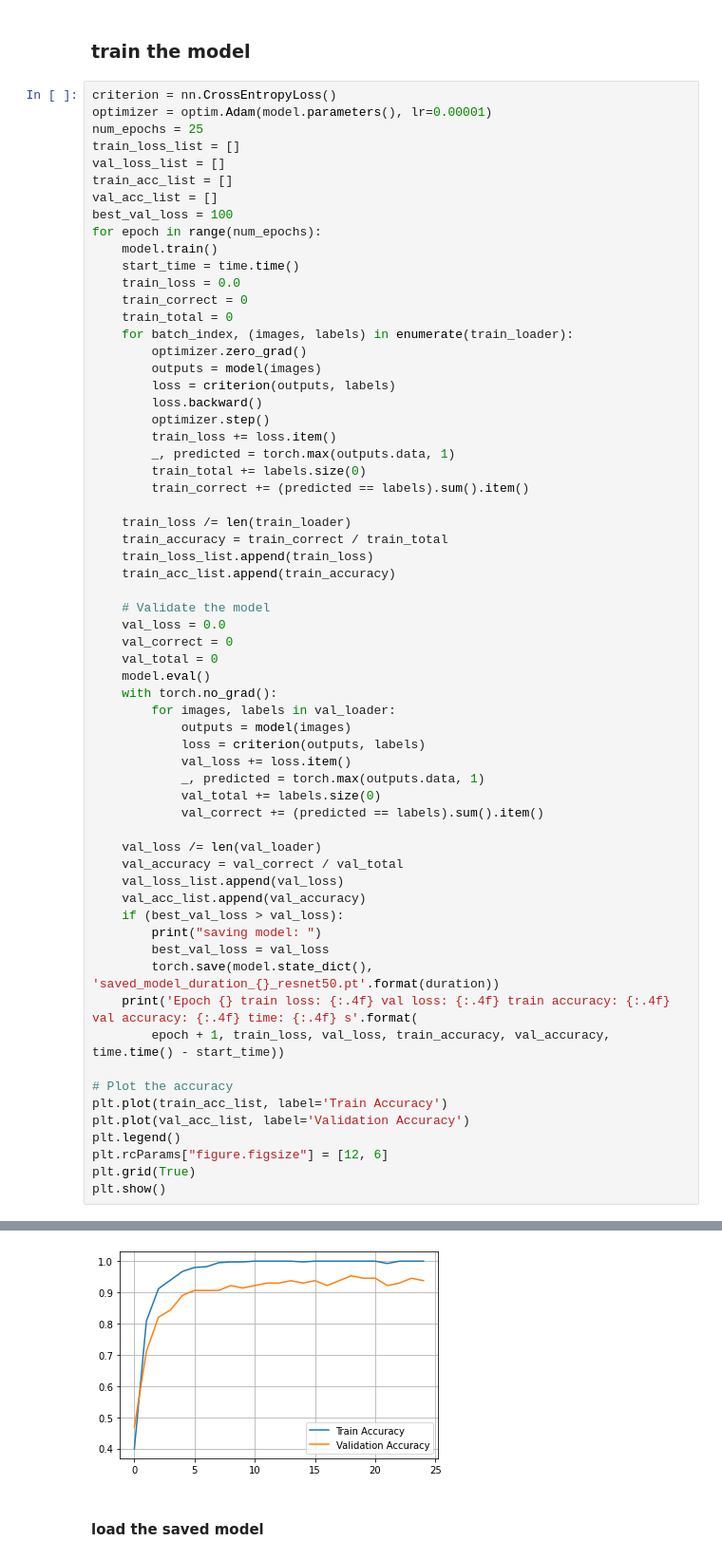
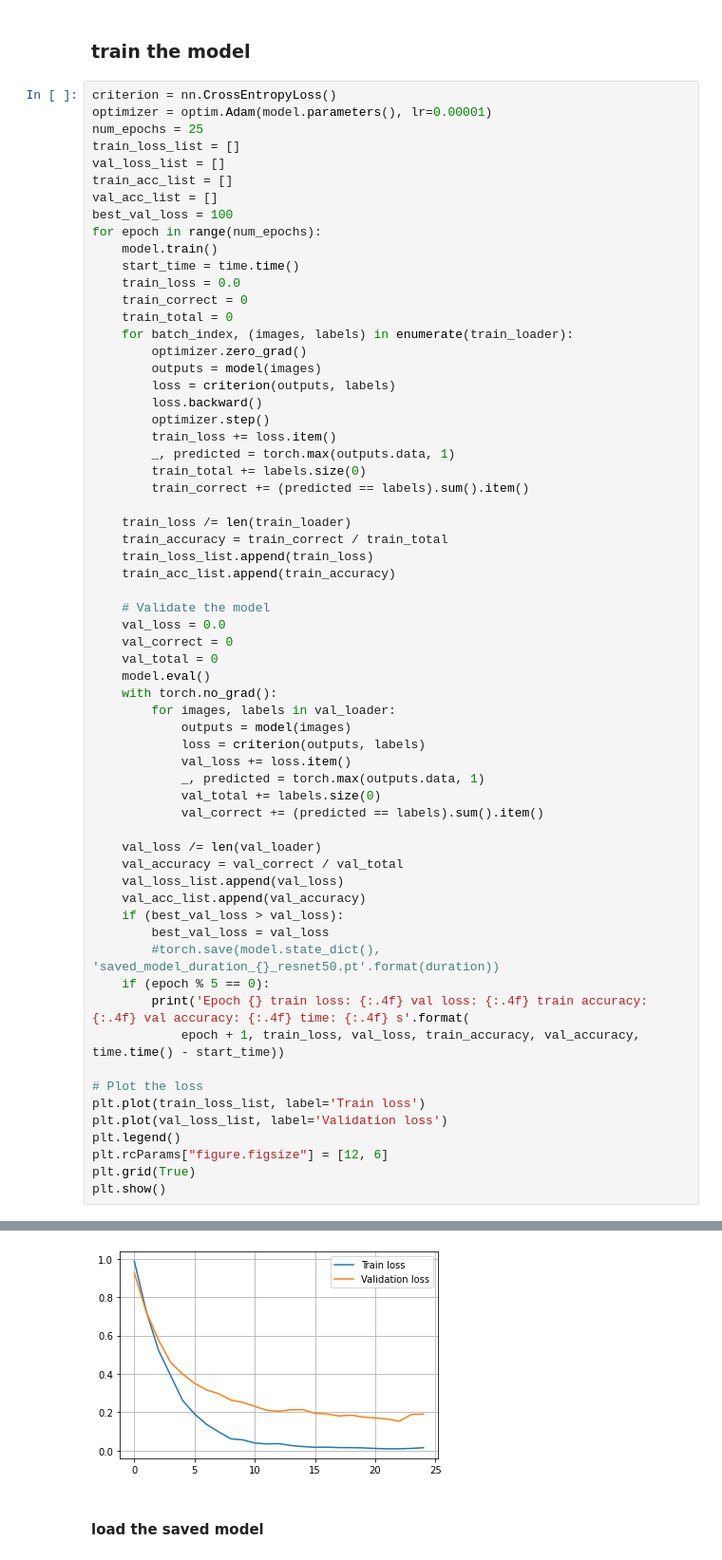
Before and after one commit to doronhanuka26/ECG-classification-using-wavelet-and-CNN, a Jupyter notebook: pyCode.ipynb, the cells around one changed output, grey strips where cells are left out. Shown at 95% size. Saved outputs shown, nothing was run; the diff lists cells and outputs as text.

```diff
--- a/pyCode.ipynb
+++ b/pyCode.ipynb
@@ -568,15 +568,15 @@ for epoch in range(num_epochs):
     val_loss_list.append(val_loss)
     val_acc_list.append(val_accuracy)
     if (best_val_loss > val_loss):
-        print("saving model: ")
         best_val_loss = val_loss
-        torch.save(model.state_dict(), 'saved_model_duration_{}_resnet50.pt'.format(duration))
-    print('Epoch {} train loss: {:.4f} val loss: {:.4f} train accuracy: {:.4f} val accuracy: {:.4f} time: {:.4f} s'.format(
-        epoch + 1, train_loss, val_loss, train_accuracy, val_accuracy, time.time() - start_time))
+        #torch.save(model.state_dict(), 'saved_model_duration_{}_resnet50.pt'.format(duration))
+    if (epoch % 5 == 0):
+        print('Epoch {} train loss: {:.4f} val loss: {:.4f} train accuracy: {:.4f} val accuracy: {:.4f} time: {:.4f} s'.format(
+            epoch + 1, train_loss, val_loss, train_accuracy, val_accuracy, time.time() - start_time))
 
-# Plot the accuracy
-plt.plot(train_acc_list, label='Train Accuracy')
-plt.plot(val_acc_list, label='Validation Accuracy')
+# Plot the loss
+plt.plot(train_loss_list, label='Train loss')
+plt.plot(val_loss_list, label='Validation loss')
 plt.legend()
 plt.rcParams["figure.figsize"] = [12, 6]
 plt.grid(True)
@@ -602,4 +590,4 @@ Epoch 25 train loss: 0.0080 val loss: 0.1377 train accuracy: 1.0000 val accuracy
-[figure, old version]
+[figure, new version]
 # %% [markdown]
 #### load the saved model
 # %%
```
Also changed, not shown: parts of 13 cells of this notebook, 8 other files.
